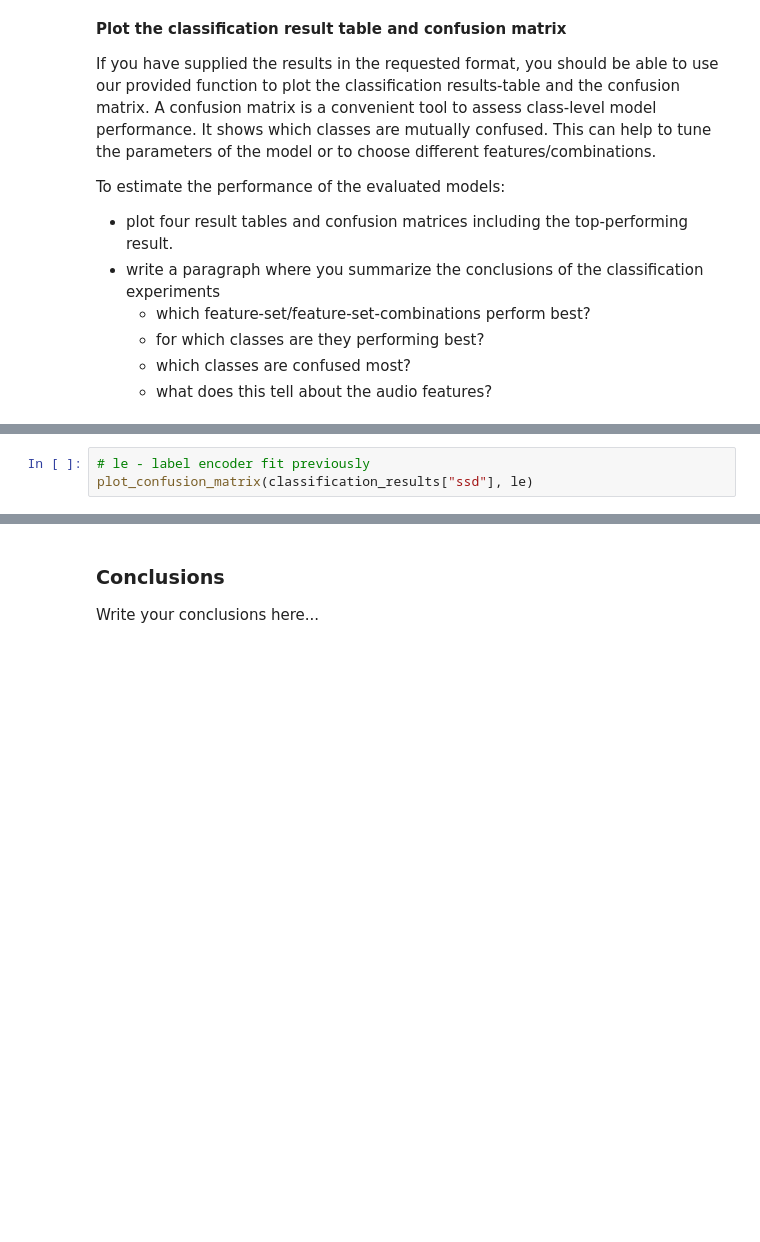
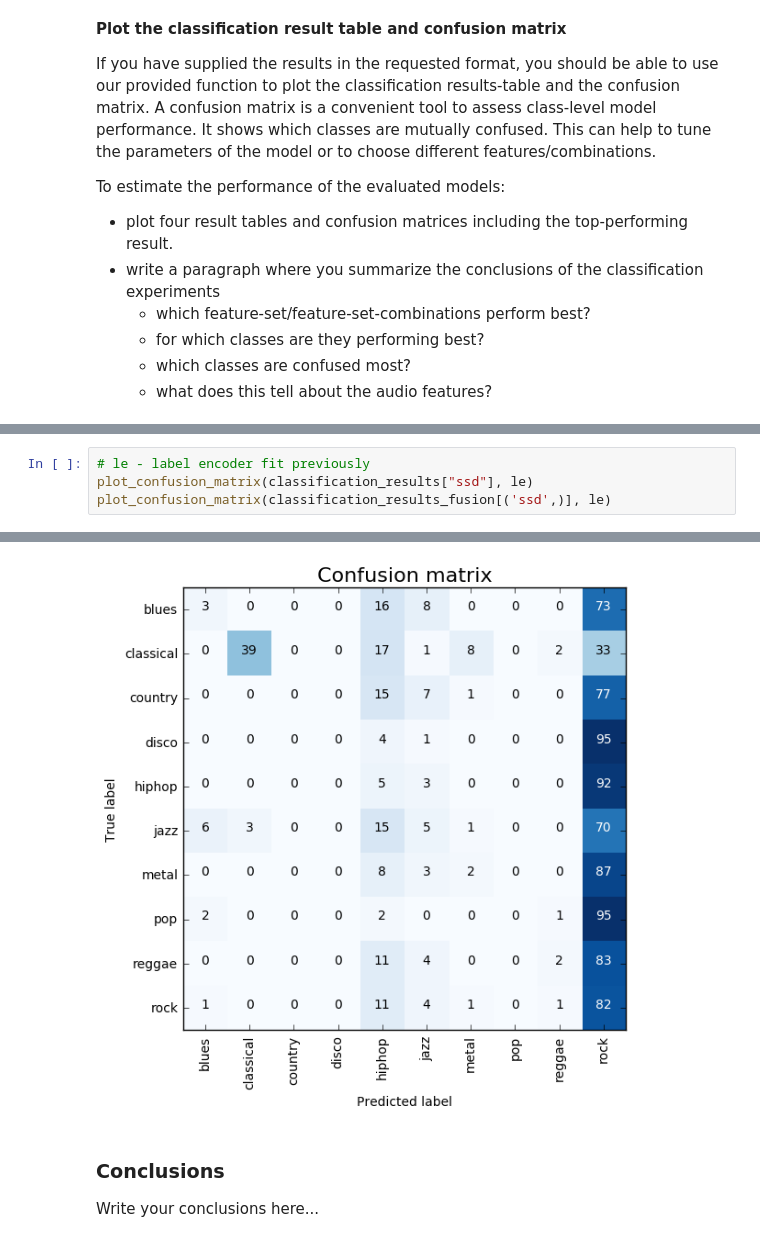
Before and after one commit to svakulenk0/MIR, a Jupyter notebook: air_exercise_2_mir.ipynb, the cells around one changed output, grey strips where cells are left out. Saved outputs shown, nothing was run; the diff lists cells and outputs as text; blank space fills up the shorter version.

```diff
--- a/air_exercise_2_mir.ipynb
+++ b/air_exercise_2_mir.ipynb
@@ -471,8 +470,10 @@ show_classification_results(classification_results_fusion)
 # %%
 # le - label encoder fit previously
 plot_confusion_matrix(classification_results["ssd"], le)
+plot_confusion_matrix(classification_results_fusion[('ssd',)], le)
 # %% [output]
 [figure]
+[figure, added]
 # %% [markdown]
 ### Conclusions
 
```
Also changed, not shown: parts of 3 cells of this notebook, 1 other file.
